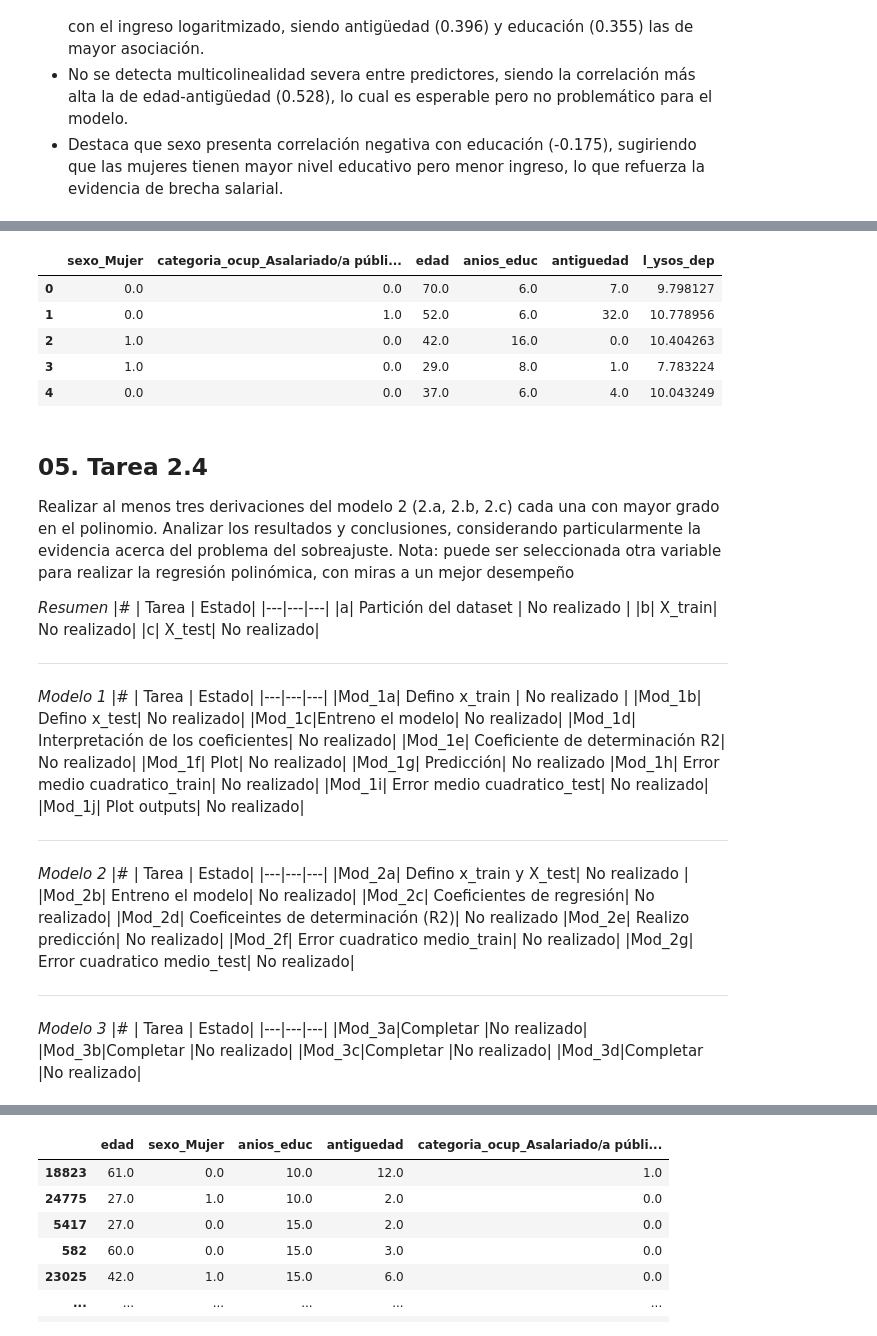
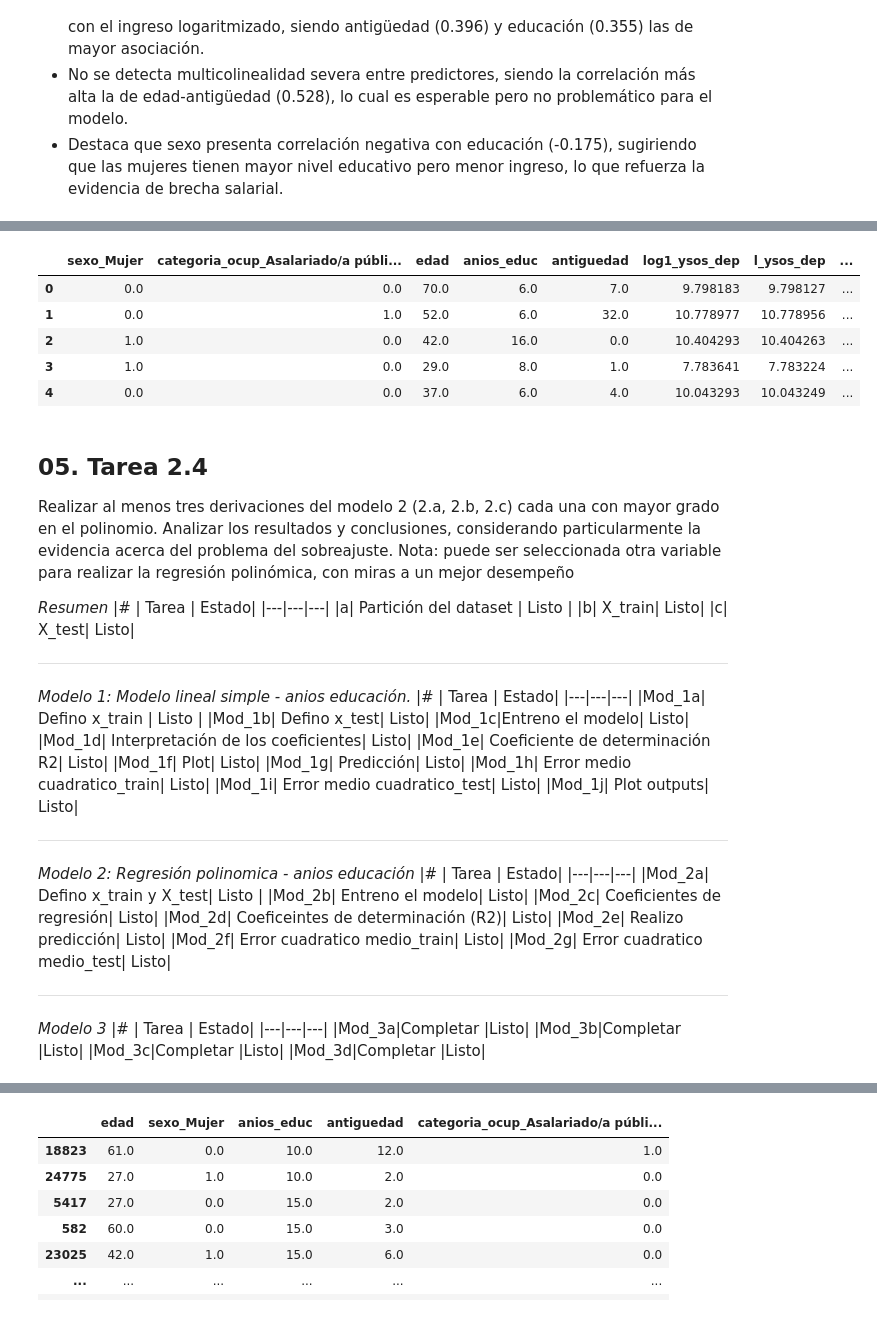
Before and after one commit to javiermagnone-lab/Javito, a Jupyter notebook: Tarea_2_ML_analisis_de_datos.ipynb, the cells around one changed output, grey strips where cells are left out. Drawn from its saved outputs; the diff is of its cells as text; code cells hidden in the pictures.

```diff
--- a/Tarea_2_ML_analisis_de_datos.ipynb
+++ b/Tarea_2_ML_analisis_de_datos.ipynb
@@ -765,21 +786,24 @@ column_transform = make_column_transformer(
     remainder='passthrough', # deja el resto de las columnas sin transformar
     verbose_feature_names_out=False)
 # %%
-# Realizar la transformación
+# Realizar la transformación (Variable respuesta)
 
 df_l_ysos_transf = pd.DataFrame(
     column_transform.fit_transform(df_l_ysos),
     columns=column_transform.get_feature_names_out()
 )
 
+# Convertir todas las columnas a numeric
+df_l_ysos_transf = df_l_ysos_transf.apply(pd.to_numeric, errors='coerce')
+
 df_l_ysos_transf.head()
 # %% [output]
-|  | sexo_Mujer | categoria_ocup_Asalariado/a públi... | edad | anios_educ | antiguedad | l_ysos_dep |
-| 0 | 0.0 | 0.0 | 70.0 | 6.0 | 7.0 | 9.798127 |
-| 1 | 0.0 | 1.0 | 52.0 | 6.0 | 32.0 | 10.778956 |
-| 2 | 1.0 | 0.0 | 42.0 | 16.0 | 0.0 | 10.404263 |
-| 3 | 1.0 | 0.0 | 29.0 | 8.0 | 1.0 | 7.783224 |
-| 4 | 0.0 | 0.0 | 37.0 | 6.0 | 4.0 | 10.043249 |
+|  | sexo_Mujer | categoria_ocup_Asalariado/a públi... | edad | anios_educ | antiguedad | log1_ysos_dep | l_ysos_dep | ... |
+| 0 | 0.0 | 0.0 | 70.0 | 6.0 | 7.0 | 9.798183 | 9.798127 | ... |
+| 1 | 0.0 | 1.0 | 52.0 | 6.0 | 32.0 | 10.778977 | 10.778956 | ... |
+| 2 | 1.0 | 0.0 | 42.0 | 16.0 | 0.0 | 10.404293 | 10.404263 | ... |
+| 3 | 1.0 | 0.0 | 29.0 | 8.0 | 1.0 | 7.783641 | 7.783224 | ... |
+| 4 | 0.0 | 0.0 | 37.0 | 6.0 | 4.0 | 10.043293 | 10.043249 | ... |
 # %% [markdown]
 ## **05. Tarea 2.4**
 Realizar al menos tres derivaciones del modelo 2 (2.a, 2.b, 2.c) cada una con mayor grado en el polinomio. Analizar los resultados y conclusiones, considerando particularmente la evidencia acerca del problema del sobreajuste. Nota: puede ser seleccionada otra variable para realizar la regresión polinómica, con miras a un mejor desempeño
@@ -787,42 +811,42 @@ Realizar al menos tres derivaciones del modelo 2 (2.a, 2.b, 2.c) cada una con ma
 *Resumen*
 |# | Tarea | Estado|
 |---|---|---|
-|a| Partición del dataset | No realizado |
-|b| X_train| No realizado|
-|c| X_test| No realizado|
+|a| Partición del dataset | Listo |
+|b| X_train| Listo|
+|c| X_test| Listo|
 _______________________
-*Modelo 1*
+*Modelo 1: Modelo lineal simple - anios educación.*
 |# | Tarea | Estado|
 |---|---|---|
-|Mod_1a| Defino x_train | No realizado |
-|Mod_1b| Defino x_test| No realizado|
-|Mod_1c|Entreno el modelo| No realizado|
-|Mod_1d| Interpretación de los coeficientes| No realizado|
-|Mod_1e| Coeficiente de determinación R2| No realizado|
-|Mod_1f| Plot| No realizado|
-|Mod_1g| Predicción| No realizado
-|Mod_1h| Error medio cuadratico_train| No realizado|
-|Mod_1i| Error medio cuadratico_test| No realizado|
-|Mod_1j| Plot outputs| No realizado|
+|Mod_1a| Defino x_train | Listo |
+|Mod_1b| Defino x_test| Listo|
+|Mod_1c|Entreno el modelo| Listo|
+|Mod_1d| Interpretación de los coeficientes| Listo|
+|Mod_1e| Coeficiente de determinación R2| Listo|
+|Mod_1f| Plot| Listo|
+|Mod_1g| Predicción| Listo|
+|Mod_1h| Error medio cuadratico_train| Listo|
+|Mod_1i| Error medio cuadratico_test| Listo|
+|Mod_1j| Plot outputs| Listo|
 _________________________
-*Modelo 2*
+*Modelo 2: Regresión polinomica - anios educación*
 |# | Tarea | Estado|
 |---|---|---|
-|Mod_2a| Defino x_train y X_test| No realizado |
-|Mod_2b| Entreno el modelo| No realizado|
-|Mod_2c| Coeficientes de regresión| No realizado|
-|Mod_2d| Coeficeintes de determinación (R2)| No realizado
-|Mod_2e| Realizo predicción| No realizado|
-|Mod_2f| Error cuadratico medio_train| No realizado|
-|Mod_2g| Error cuadratico medio_test| No realizado|
+|Mod_2a| Defino x_train y X_test| Listo |
+|Mod_2b| Entreno el modelo| Listo|
+|Mod_2c| Coeficientes de regresión| Listo|
+|Mod_2d| Coeficeintes de determinación (R2)| Listo|
+|Mod_2e| Realizo predicción| Listo|
+|Mod_2f| Error cuadratico medio_train| Listo|
+|Mod_2g| Error cuadratico medio_test| Listo|
 ____________________________
 *Modelo 3*
 |# | Tarea | Estado|
 |---|---|---|
-|Mod_3a|Completar |No realizado|
-|Mod_3b|Completar |No realizado|
-|Mod_3c|Completar |No realizado|
-|Mod_3d|Completar |No realizado|
+|Mod_3a|Completar |Listo|
+|Mod_3b|Completar |Listo|
+|Mod_3c|Completar |Listo|
+|Mod_3d|Completar |Listo|
 # %%
 # a: Partición del dataset
 
```
Also changed, not shown: parts of 38 cells of this notebook.
